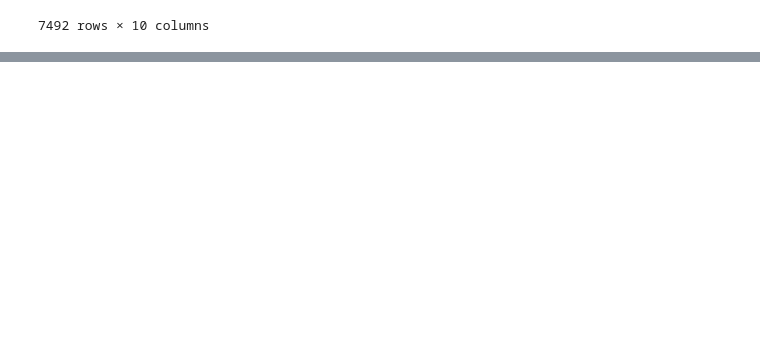
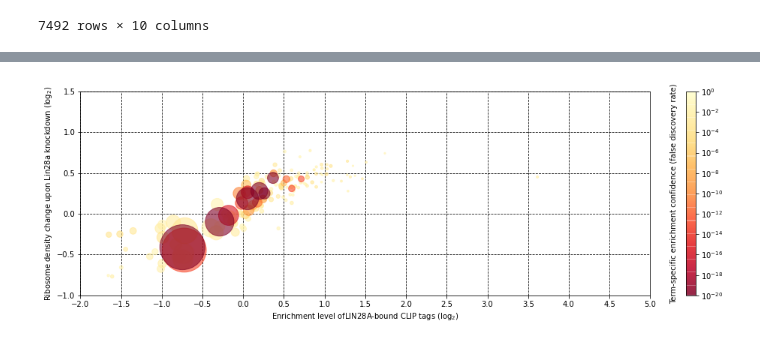
Before and after one commit to dong-gi-jang/binfo, a Jupyter notebook: Free 2/Free2_Fig5A.ipynb, the cells around one changed output, grey strips where cells are left out. Cells and saved outputs as stored; diff of their text form; code cells hidden in the pictures; blank space fills up the shorter version.

```diff
--- a/Free 2/Free2_Fig5A.ipynb
+++ b/Free 2/Free2_Fig5A.ipynb
@@ -403,0 +417,3 @@ None
+# %%
+# 연습
+pltinput = pltinput.sort_values('Clip_FDR',ascending=False)
@@ -403,0 +440,23 @@ None
+# %%
+# 연습
+# 진한, 중요한 bubble이 앞에 오도록 문제 해결 필요. : pltinput 색 진하기(fdr) 역순으로 정렬 후 scatter? -> 맞다.
+# cytoplam, nucleus 비슷한 위치인데 크기도 너무 큼 : mito membrane 제거해도 크게 도움될 것 같지는 않다.
+# dual localization 갖는 protein 많아서 ?
+from matplotlib import pyplot as plt
+import matplotlib.colors as colors
+
+plt.figure(figsize=(17,5))
+plt.xlabel('Enrichment level ofLIN28A-bound CLIP tags ($\log_2$)')
+plt.ylabel('Ribosome density change upon Lin28a knockdown ($\log_2$)')
+plt.xlim(-2,5)
+plt.ylim(-1,1.5)
+plt.xticks(np.arange(-2, 5.01, step=0.5))
+plt.yticks(np.arange(-1, 1.51, step=0.5))
+plt.grid(True, color='black', linestyle='--',linewidth=0.8)
+plt.scatter(pltinput['CLIP_mean'],  pltinput['Rden_mean'],  s=pltinput['count'].tolist(),  c=pltinput['Clip_FDR'].tolist(), norm=colors.LogNorm(vmin=10**-20, vmax=1), cmap='YlOrRd_r', alpha=0.6,zorder=3)
+b = plt.colorbar()
+b.ax.set_ylabel('Term-specific enrichment confidence (false discovery rate)', rotation=90, labelpad = -70)
+b.set_ticks([10**-0, 10**-2,10**-4,10**-6,10**-8,10**-10,10**-12,10**-14,10**-16,10**-18,10**-20])
+None
+# %% [output]
+[figure, added]
```
Also changed, not shown: parts of 40 cells of this notebook.
